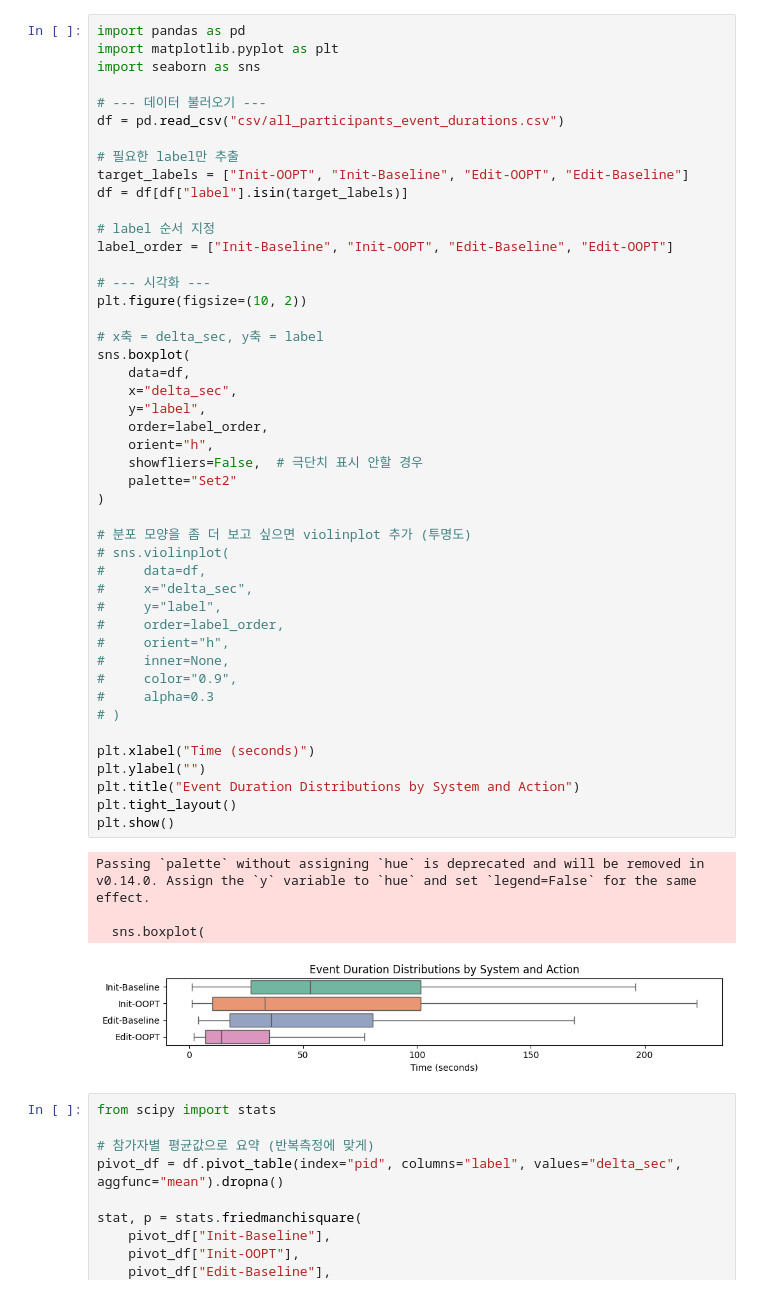
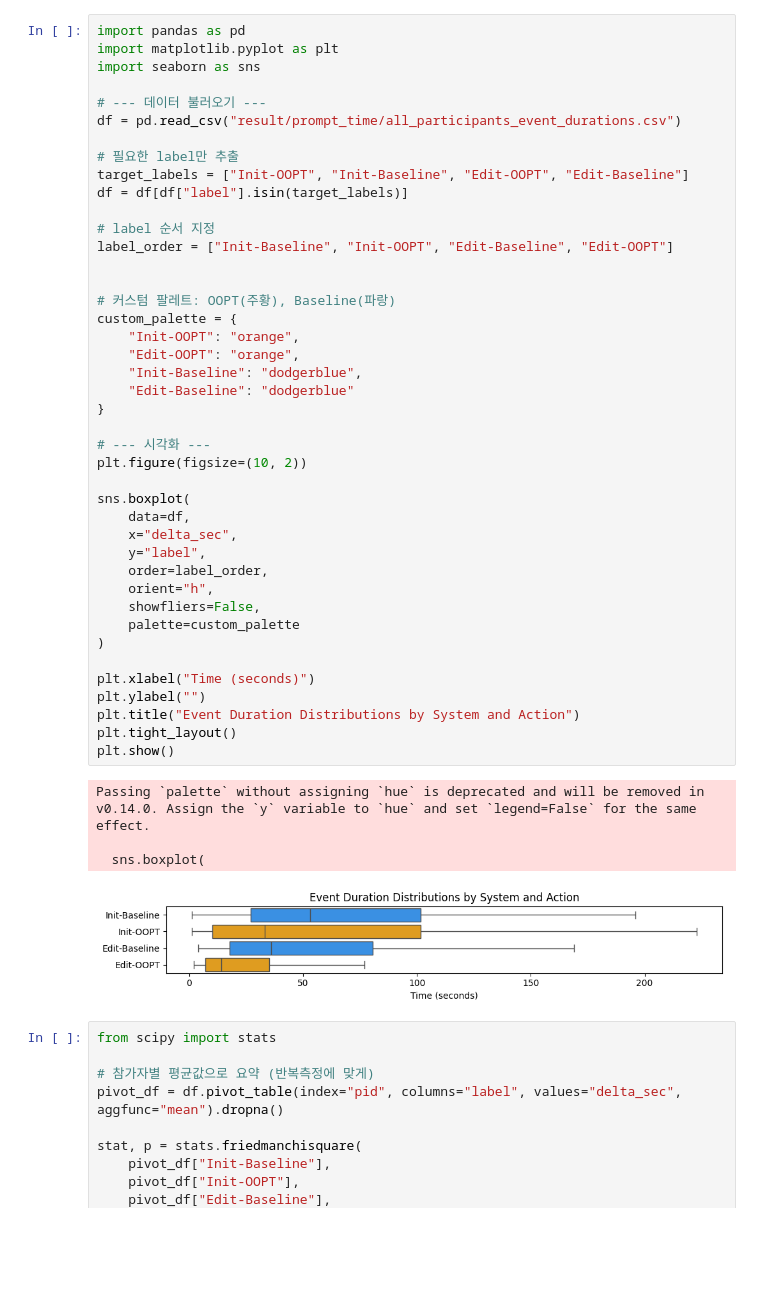
Before and after one commit to ZzeongB/OOPT_result, a Jupyter notebook: prompt_time.ipynb, the cells around one changed output. Cells and saved outputs as stored; diff of their text form; blank space fills up the shorter version.

Commit message:
plot color changed

```diff
--- a/prompt_time.ipynb
+++ b/prompt_time.ipynb
@@ -421,51 +421,47 @@ import matplotlib.pyplot as plt
 import seaborn as sns
 
 # --- 데이터 불러오기 ---
-df = pd.read_csv("csv/all_participants_event_durations.csv")
+df = pd.read_csv("result/prompt_time/all_participants_event_durations.csv")
 
 # 필요한 label만 추출
 target_labels = ["Init-OOPT", "Init-Baseline", "Edit-OOPT", "Edit-Baseline"]
 df = df[df["label"].isin(target_labels)]
 
 # label 순서 지정
 label_order = ["Init-Baseline", "Init-OOPT", "Edit-Baseline", "Edit-OOPT"]
 
+
+# 커스텀 팔레트: OOPT(주황), Baseline(파랑)
+custom_palette = {
+    "Init-OOPT": "orange",
+    "Edit-OOPT": "orange",
+    "Init-Baseline": "dodgerblue",
+    "Edit-Baseline": "dodgerblue"
+}
+
 # --- 시각화 ---
 plt.figure(figsize=(10, 2))
 
-# x축 = delta_sec, y축 = label
 sns.boxplot(
     data=df,
     x="delta_sec",
     y="label",
     order=label_order,
     orient="h",
-    showfliers=False,  # 극단치 표시 안할 경우
-    palette="Set2"
+    showfliers=False,
+    palette=custom_palette
 )
-
-# 분포 모양을 좀 더 보고 싶으면 violinplot 추가 (투명도)
-# sns.violinplot(
-#     data=df,
-#     x="delta_sec",
-#     y="label",
-#     order=label_order,
-#     orient="h",
-#     inner=None,
-#     color="0.9",
-#     alpha=0.3
-# )
 
 plt.xlabel("Time (seconds)")
 plt.ylabel("")
 plt.title("Event Duration Distributions by System and Action")
 plt.tight_layout()
 plt.show()
 # %% [output]
 Passing `palette` without assigning `hue` is deprecated and will be removed in v0.14.0. Assign the `y` variable to `hue` and set `legend=False` for the same effect.
 
   sns.boxplot(
-[figure, old version]
+[figure, new version]
 # %%
 from scipy import stats
 
```
Also changed, not shown: parts of 1 cell of this notebook, 14 other files.
